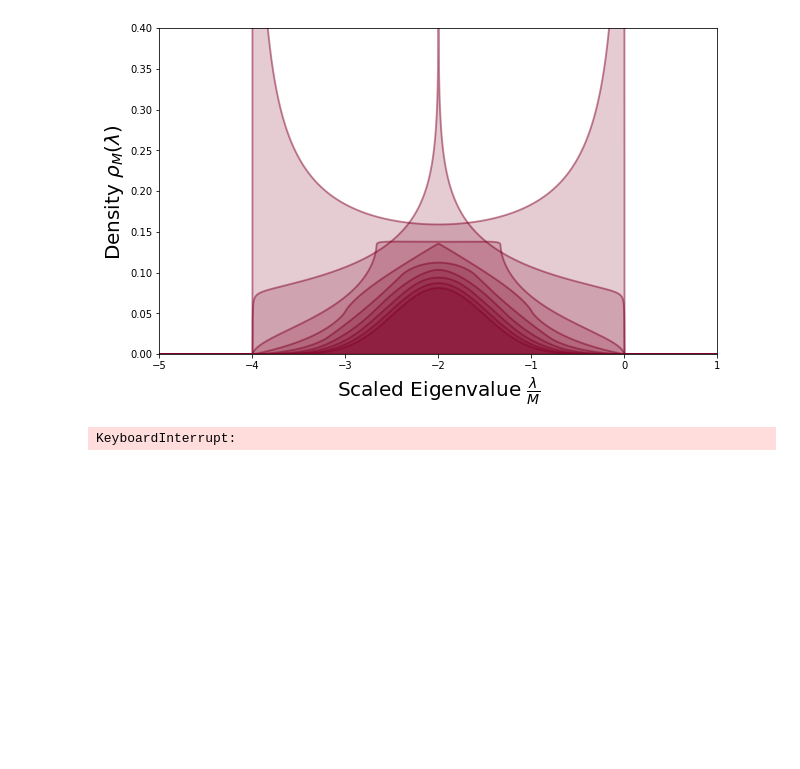
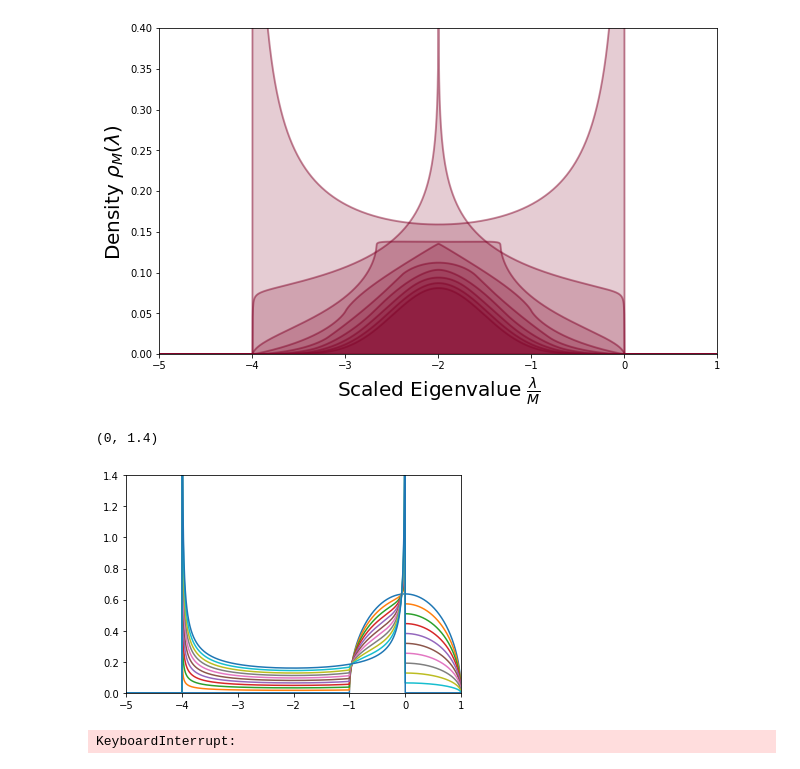
Before and after one commit to gszep/Equlibrium-and-Dynamics-of-the-Spherical-Model, a Jupyter notebook: figures.ipynb, the cells around one changed output. Drawn from its saved outputs; the diff is of its cells as text; code cells hidden in the pictures; blank space fills up the shorter version.

```diff
--- a/figures.ipynb
+++ b/figures.ipynb
@@ -27,6 +27,14 @@ def p(x,delta=1e-5):
         return 0.0
 p = vectorize(p)
 
+# semicircle distribution
+def W(x,delta=1e-5):
+    if abs(x)<1-delta:
+        return 2.0/pi * sqrt(1.0-x**2)
+    else :
+        return 0.0
+W = vectorize(W)
+
 def density(x,y):
     y,bins=histogram(y,bins=x,density=True)
     x,dx = (bins[1:]+bins[:-1])/2 , (bins[1:]-bins[:-1])/2
@@ -73,6 +81,15 @@ for M in xrange(2,10):
     fill_between(x/M,y,color=color,alpha=0.2)
 # %% [output]
 [figure]
+# %%
+for mu in arange(0,1.1,0.1):
+    plot(x,p(x)*mu+(1-mu)*W(x))
+
+xlim(-5,1);
+ylim(0,1.4)
+# %% [output]
+(0, 1.4)
+[figure, added]
 # %%
 n,p = 3000,0.01
 X = argmax( multinomial(1,[p/2,1-p,p/2],size=(n,n)), axis=-1) - 1
```
Also changed, not shown: parts of 1 cell of this notebook, 9 other files.
